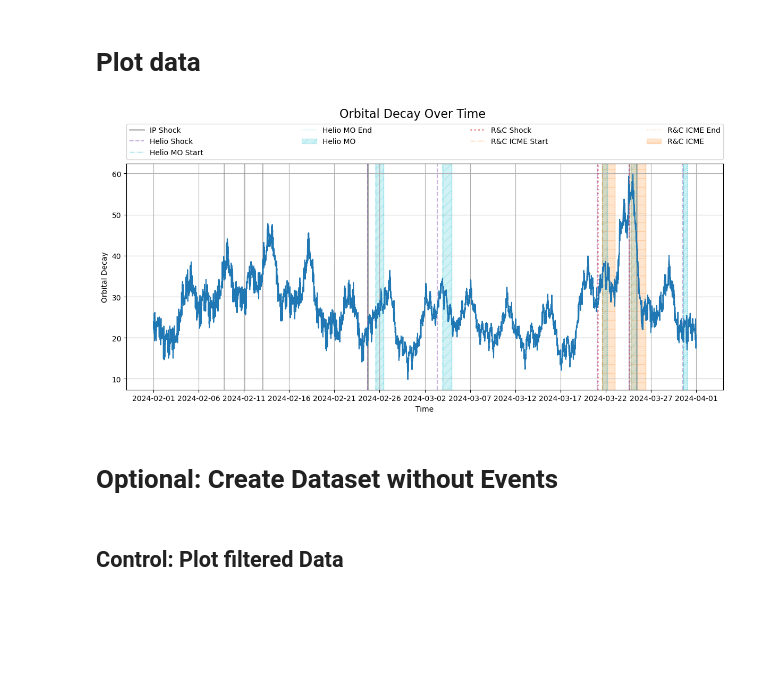
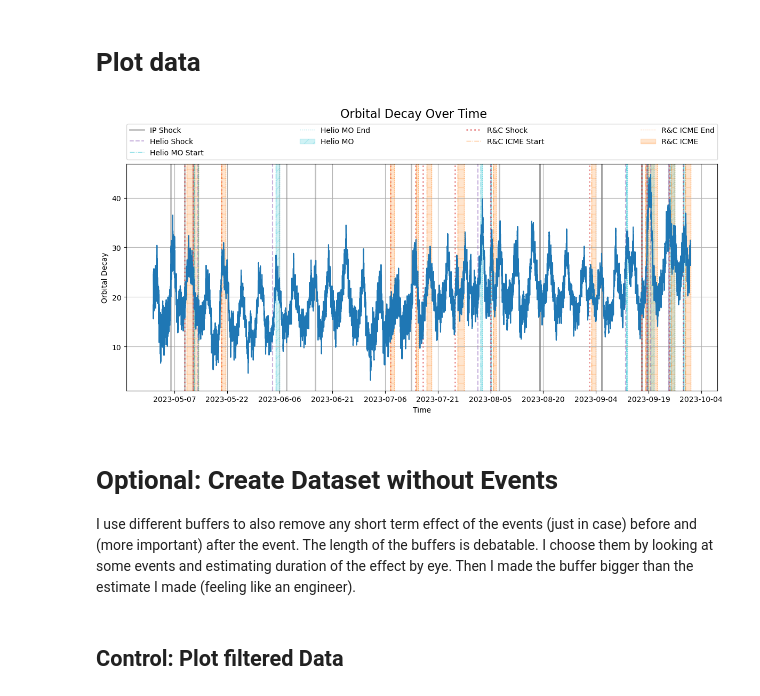
Before and after one commit to David-Student-Bern/MT, a Jupyter notebook: Dataset/Dataset_MSc/flags_plot.ipynb, the cells around one changed output. Drawn from its saved outputs; the diff is of its cells as text; code cells hidden in the pictures; blank space fills up the shorter version.

```diff
--- a/Dataset/Dataset_MSc/flags_plot.ipynb
+++ b/Dataset/Dataset_MSc/flags_plot.ipynb
@@ -60,14 +60,14 @@ import matplotlib.dates as mdates
 import numpy as np
 
 # =========================== Input ===================================
-start_date = '2024-02-01 00:00:00'
-end_date = '2024-04-01 00:00:00'
+start_date = '2023-05-01 00:00:00'
+end_date = '2023-10-01 00:00:00'
 # start_date = GFOC_data['time'].values[0]
 # end_date = GFOC_data['time'].values[-4322] #removed gap by ignoring the last 4321 values
 
 # Add an option for monthly, daily, or hourly ticks
 tick_interval = 'daily'  # Change to 'monthly', 'daily', or 'hourly'
-tick_step = 5  # Step for the ticks (e.g., every month =1, every 2 months = 2, etc)
+tick_step = 15  # Step for the ticks (e.g., every month =1, every 2 months = 2, etc)
 
 # plt.style.use('dark_background')
 plt.style.use('default')
@@ -133,36 +133,38 @@ for tstart, tend in zip(Helios_mostart_flag, Helios_moend_flag):
     ax.axvline(tstart, color='tab:cyan', alpha=0.5, linestyle='-.', linewidth=1.0, label='Helio MO Start')
     ax.axvline(tend, color='tab:cyan', alpha=0.5, linestyle=':', linewidth=1.0, label='Helio MO End')
     ax.axvspan(tstart, tend, color='tab:cyan', alpha=0.2, hatch = '//', label='Helio MO')
 
     # RC Shock flags
 for t in RC_shock_flag:
     ax.axvline(t, color='tab:red', alpha=0.5, linestyle=':', linewidth=2.0, label='R&C Shock')
 
     # RC flags
 for tstart, tend in zip(RC_start_flag, RC_end_flag):
     ax.axvline(tstart, color='tab:orange', alpha=0.5, linestyle='-.', linewidth=1.0, label='R&C ICME Start')
     ax.axvline(tend, color='tab:orange', alpha=0.5, linestyle=':', linewidth=1.0, label='R&C ICME End')
     ax.axvspan(tstart, tend, color='tab:orange', alpha=0.2, hatch = '-', label='R&C ICME')
 
 
 handles, labels = ax.get_legend_handles_labels()
 by_label = dict(zip(labels, handles))
 ax.legend(by_label.values(), by_label.keys(), bbox_to_anchor=(0., 1.02, 1., .102), loc='lower left',
          ncols=4, mode="expand", borderaxespad=0.)
 
 # ax.plot(GFOC_time, GFOC_data['orbital_decay'], label='Orbital Decay')
 ax.plot(GFOC_time, GFOC_subset['orbital_decay'], label='Orbital Decay')
 format_ticks(ax, tick_interval, tick_step)
 ax.set_xlabel('Time')
 ax.set_ylabel('Orbital Decay')
 fig.suptitle('Orbital Decay Over Time', fontsize=16)
 plt.grid(True)
 plt.tight_layout(rect=[0, 0, 1, 1.02])
 plt.show()
 # %% [output]
-[figure, old version]
+[figure, new version]
 # %% [markdown]
 # Optional: Create Dataset without Events
+
+I use different buffers to also remove any short term effect of the events (just in case) before and (more important) after the event. The length of the buffers is debatable. I choose them by looking at some events and estimating duration of the effect by eye. Then I made the buffer bigger than the estimate I made (feeling like an engineer).
 # %%
 filtered_data = GFOC_data.copy()
 filtered_data['time'] = pd.to_datetime(filtered_data['time'], format='%Y-%m-%d %H:%M:%S')
```
Also changed, not shown: parts of 2 cells of this notebook, 3 other files.
